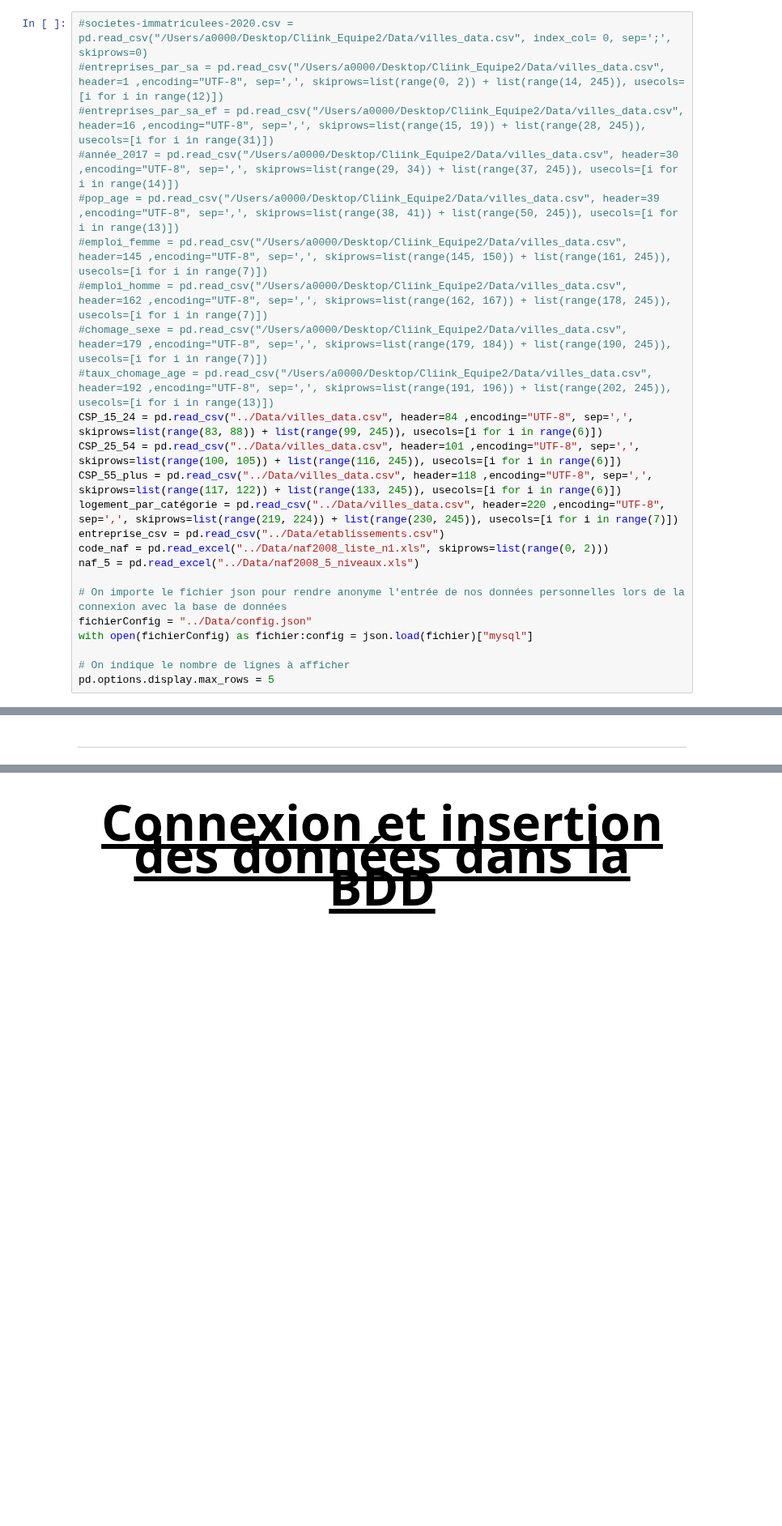
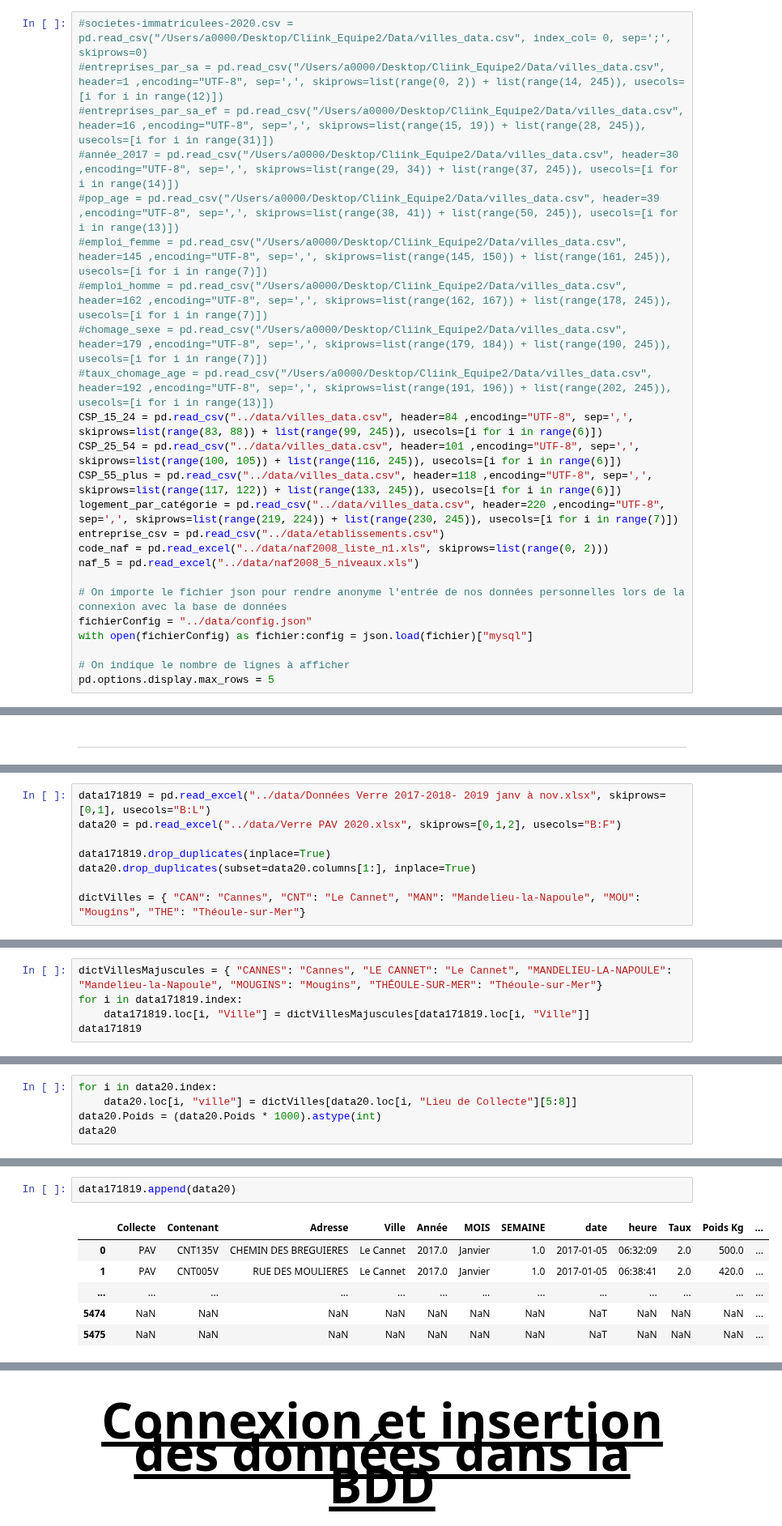
Before and after one commit to niryras/Cliink_Equipe2, a Jupyter notebook: jupyter/df2.ipynb, the cells around one changed output, grey strips where cells are left out. Shown at 81% size. Drawn from its saved outputs; the diff is of its cells as text; blank space fills up the shorter version.

```diff
--- a/jupyter/df2.ipynb
+++ b/jupyter/df2.ipynb
@@ -55,16 +55,16 @@ from main import Bin_
 #emploi_homme = pd.read_csv("/Users/a0000/Desktop/Cliink_Equipe2/Data/villes_data.csv", header=162 ,encoding="UTF-8", sep=',', skiprows=list(range(162, 167)) + list(range(178, 245)), usecols=[i for i in range(7)])
 #chomage_sexe = pd.read_csv("/Users/a0000/Desktop/Cliink_Equipe2/Data/villes_data.csv", header=179 ,encoding="UTF-8", sep=',', skiprows=list(range(179, 184)) + list(range(190, 245)), usecols=[i for i in range(7)])
 #taux_chomage_age = pd.read_csv("/Users/a0000/Desktop/Cliink_Equipe2/Data/villes_data.csv", header=192 ,encoding="UTF-8", sep=',', skiprows=list(range(191, 196)) + list(range(202, 245)), usecols=[i for i in range(13)])
-CSP_15_24 = pd.read_csv("../Data/villes_data.csv", header=84 ,encoding="UTF-8", sep=',', skiprows=list(range(83, 88)) + list(range(99, 245)), usecols=[i for i in range(6)])
-CSP_25_54 = pd.read_csv("../Data/villes_data.csv", header=101 ,encoding="UTF-8", sep=',', skiprows=list(range(100, 105)) + list(range(116, 245)), usecols=[i for i in range(6)])
-CSP_55_plus = pd.read_csv("../Data/villes_data.csv", header=118 ,encoding="UTF-8", sep=',', skiprows=list(range(117, 122)) + list(range(133, 245)), usecols=[i for i in range(6)])
-logement_par_catégorie = pd.read_csv("../Data/villes_data.csv", header=220 ,encoding="UTF-8", sep=',', skiprows=list(range(219, 224)) + list(range(230, 245)), usecols=[i for i in range(7)])
-entreprise_csv = pd.read_csv("../Data/etablissements.csv")
-code_naf = pd.read_excel("../Data/naf2008_liste_n1.xls", skiprows=list(range(0, 2)))
-naf_5 = pd.read_excel("../Data/naf2008_5_niveaux.xls")
+CSP_15_24 = pd.read_csv("../data/villes_data.csv", header=84 ,encoding="UTF-8", sep=',', skiprows=list(range(83, 88)) + list(range(99, 245)), usecols=[i for i in range(6)])
+CSP_25_54 = pd.read_csv("../data/villes_data.csv", header=101 ,encoding="UTF-8", sep=',', skiprows=list(range(100, 105)) + list(range(116, 245)), usecols=[i for i in range(6)])
+CSP_55_plus = pd.read_csv("../data/villes_data.csv", header=118 ,encoding="UTF-8", sep=',', skiprows=list(range(117, 122)) + list(range(133, 245)), usecols=[i for i in range(6)])
+logement_par_catégorie = pd.read_csv("../data/villes_data.csv", header=220 ,encoding="UTF-8", sep=',', skiprows=list(range(219, 224)) + list(range(230, 245)), usecols=[i for i in range(7)])
+entreprise_csv = pd.read_csv("../data/etablissements.csv")
+code_naf = pd.read_excel("../data/naf2008_liste_n1.xls", skiprows=list(range(0, 2)))
+naf_5 = pd.read_excel("../data/naf2008_5_niveaux.xls")
 
 # On importe le fichier json pour rendre anonyme l'entrée de nos données personnelles lors de la connexion avec la base de données
-fichierConfig = "../Data/config.json"
+fichierConfig = "../data/config.json"
 with open(fichierConfig) as fichier:config = json.load(fichier)["mysql"]
 
 # On indique le nombre de lignes à afficher
@@ -1083,0 +1082,8 @@ Nous pouvons procéder à l'intégration des données dans la base de données.
+# %%
+data171819 = pd.read_excel("../data/Données Verre 2017-2018- 2019 janv à nov.xlsx", skiprows=[0,1], usecols="B:L")
+data20 = pd.read_excel("../data/Verre PAV 2020.xlsx", skiprows=[0,1,2], usecols="B:F")
+
+data171819.drop_duplicates(inplace=True)
+data20.drop_duplicates(subset=data20.columns[1:], inplace=True)
+
+dictVilles = { "CAN": "Cannes", "CNT": "Le Cannet", "MAN": "Mandelieu-la-Napoule", "MOU": "Mougins", "THE": "Théoule-sur-Mer"}
@@ -1083,0 +1092,5 @@ Nous pouvons procéder à l'intégration des données dans la base de données.
+# %%
+dictVillesMajuscules = { "CANNES": "Cannes", "LE CANNET": "Le Cannet", "MANDELIEU-LA-NAPOULE": "Mandelieu-la-Napoule", "MOUGINS": "Mougins", "THÉOULE-SUR-MER": "Théoule-sur-Mer"}
+for i in data171819.index:
+    data171819.loc[i, "Ville"] = dictVillesMajuscules[data171819.loc[i, "Ville"]]
+data171819
@@ -1083,0 +1107,5 @@ Nous pouvons procéder à l'intégration des données dans la base de données.
+# %%
+for i in data20.index:
+    data20.loc[i, "ville"] = dictVilles[data20.loc[i, "Lieu de Collecte"][5:8]]
+data20.Poids = (data20.Poids * 1000).astype(int)
+data20
@@ -1083,0 +1120,9 @@ Nous pouvons procéder à l'intégration des données dans la base de données.
+# %%
+data171819.append(data20)
+# %% [output]
+|  | Collecte | Contenant | Adresse | Ville | Année | MOIS | SEMAINE | date | heure | Taux | Poids Kg | ... |
+| 0 | PAV | CNT135V | CHEMIN DES BREGUIERES | Le Cannet | 2017.0 | Janvier | 1.0 | 2017-01-05 | 06:32:09 | 2.0 | 500.0 | ... |
+| 1 | PAV | CNT005V | RUE DES MOULIERES | Le Cannet | 2017.0 | Janvier | 1.0 | 2017-01-05 | 06:38:41 | 2.0 | 420.0 | ... |
+| ... | ... | ... | ... | ... | ... | ... | ... | ... | ... | ... | ... | ... |
+| 5474 | NaN | NaN | NaN | NaN | NaN | NaN | NaN | NaT | NaN | NaN | NaN | ... |
+| 5475 | NaN | NaN | NaN | NaN | NaN | NaN | NaN | NaT | NaN | NaN | NaN | ... |
```
Also changed, not shown: parts of 16 cells of this notebook, 4 other files.
